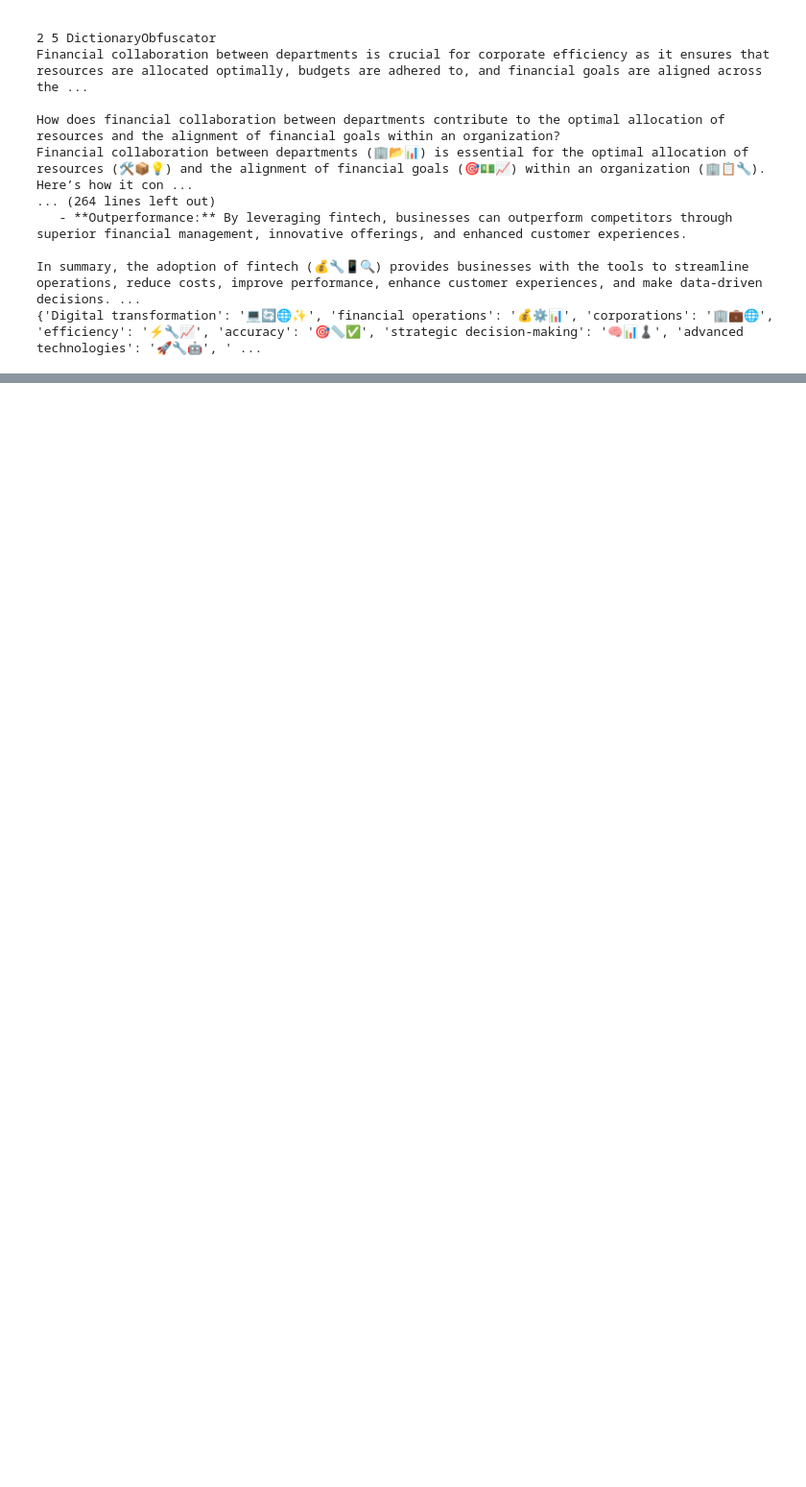
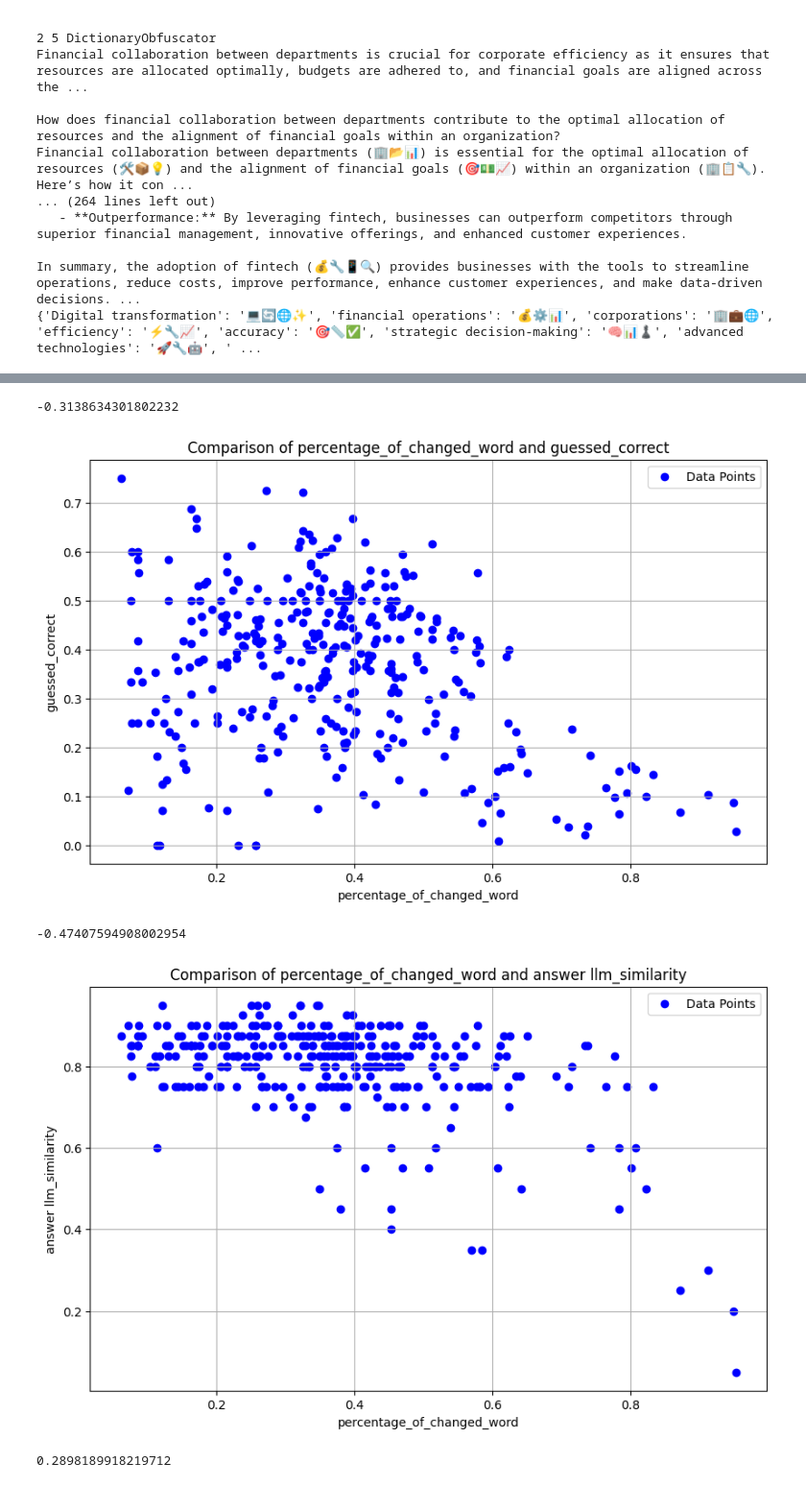
Before and after one commit to chkp-orendi/Emojicrypt, a Jupyter notebook: playground/playground.ipynb, the cells around one changed output, grey strips where cells are left out. Shown at 96% size. Drawn from its saved outputs; the diff is of its cells as text; code cells hidden in the pictures; blank space fills up the shorter version.

```diff
--- a/playground/playground.ipynb
+++ b/playground/playground.ipynb
@@ -4551,0 +4641,14 @@ In summary, the adoption of fintech (💰🔧📱🔍) provides businesses with
+# %%
+from src.utils.string_utils import unwanted_emoji_counter
+import json
+import os
+
+with open(os.path.join(os.getenv("PROJECT_PATH"),"data","September-2024","2024-09-02","MOVIE_RESULTS with prefix as 2 rules list2024-09-02_17_46_48.443362.json"), 'r', encoding='utf-8') as file:
+    data = json.load(file)
+
+for obfuscator in data:
+    for case in obfuscator[1]:
+        case["answer_metric"]["unwanted_emoji"] = unwanted_emoji_counter(case["obfuscated_answer"],case["obfuscated_dictonary"])
+
+with open(os.path.join(os.getenv("PROJECT_PATH"),"data","September-2024", "2024-09-02","MOVIE_FIXED_RESULTS 2 rules prefix.json"), 'w', encoding='utf-8') as file:
+    json.dump(data,file,indent=4, ensure_ascii=False)
@@ -4551,0 +4735,63 @@ In summary, the adoption of fintech (💰🔧📱🔍) provides businesses with
+# %%
+import os
+import json
+import matplotlib.pyplot as plt
+import numpy as np
+import pandas as pd
+
+def compare_metrics(json_file_path):
+    with open(json_file_path, 'r', encoding='utf-8') as file:
+        data = json.load(file)
+
+    guessed_correct_values = []
+    llm_similarity_values = []
+    percentage_of_changed_word_values = []
+
+    for obfuscator in data:
+        for case in obfuscator[1]:
+            # if "guessed_correct" not in case["prompt_metric"].keys():
+            #     continue
+            # if case["prompt_metric"]["guessed_correct"] <0.1 and case["answer_metric"]["llm_similarity"] < 0.2:
+            #     print(case)
+
+            prompt_metric = case.get('prompt_metric', {})
+            answer_metric = case.get('answer_metric', {})
+
+            guessed_correct = prompt_metric.get('guessed_correct')
+            llm_similarity = answer_metric.get('llm_similarity')
+            percentage_of_changed_word = prompt_metric.get('precentage_of_changed_word')
+
+            if guessed_correct is not None and llm_similarity is not None and percentage_of_changed_word is not None:
+                guessed_correct_values.append(guessed_correct)
+                llm_similarity_values.append(llm_similarity)
+                percentage_of_changed_word_values.append(percentage_of_changed_word)
+    global metrices
+    metrices = [
+        ("percentage_of_changed_word", percentage_of_changed_word_values),
+        ("guessed_correct", guessed_correct_values),
+        ("answer llm_similarity", llm_similarity_values)
+    ]
+    for i in range(3):
+        for j in range(i+1,3):
+            # Plot the data
+            plt.figure(figsize=(10, 6))
+            plt.scatter(metrices[i][1], metrices[j][1], c='blue', label='Data Points')
+            plt.xlabel(f'{metrices[i][0]}')
+            plt.ylabel(f'{metrices[j][0]}')
+            plt.title(f'Comparison of {metrices[i][0]} and {metrices[j][0]}')
+            plt.legend()
+            plt.grid(True)
+            df = pd.DataFrame({metrices[i][0]: metrices[i][1], metrices[j][0]: metrices[j][1]})
+            print(df[metrices[i][0]].corr(df[metrices[j][0]]))
+            # print(np.corrcoef(metrices[i][1], metrices[j][1]))
+            plt.show()
+
+if __name__ == "__main__":
+    json_file_path = os.path.join(os.getenv("PROJECT_PATH"), "data", "September-2024", os.getenv("DATE"), "Presentation", "combined data.json")
+    compare_metrics(json_file_path)
+# %% [output]
+-0.3138634301802232
+[figure, added]
+-0.47407594908002954
+[figure, added]
+0.2898189918219712
```
Also changed, not shown: parts of 19 cells of this notebook, 19 other files.
